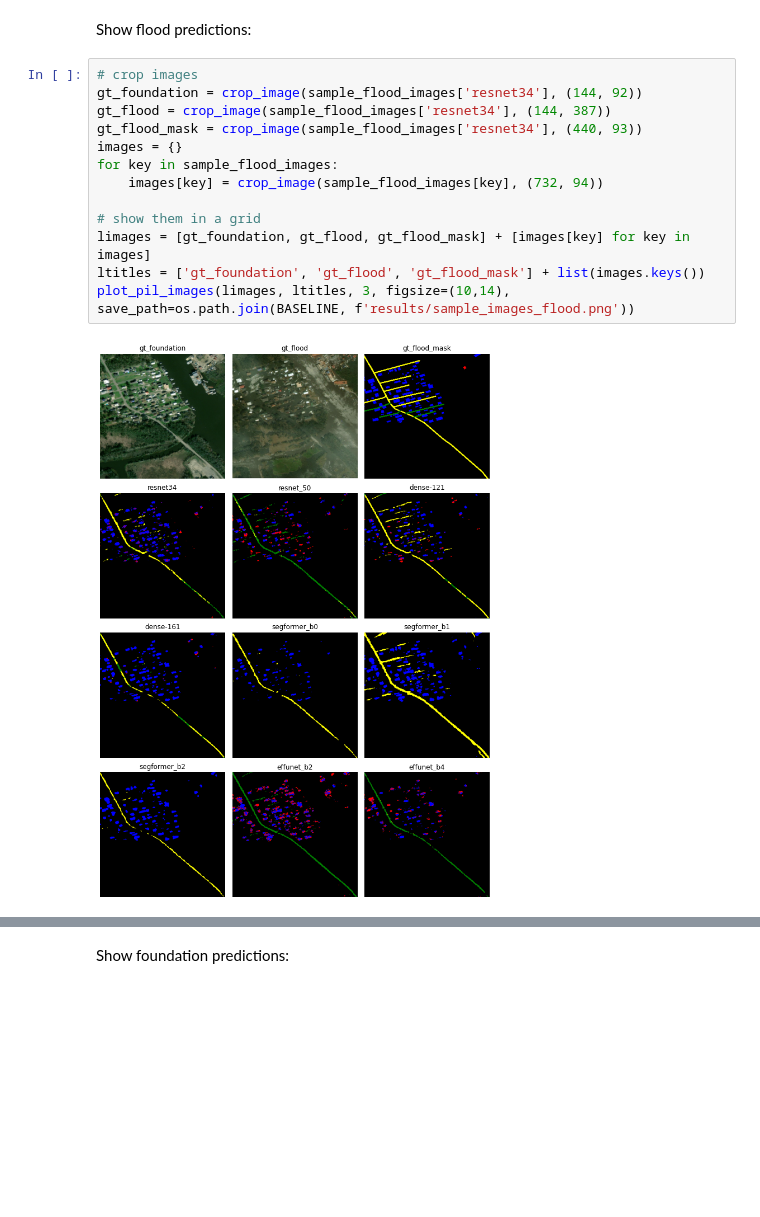
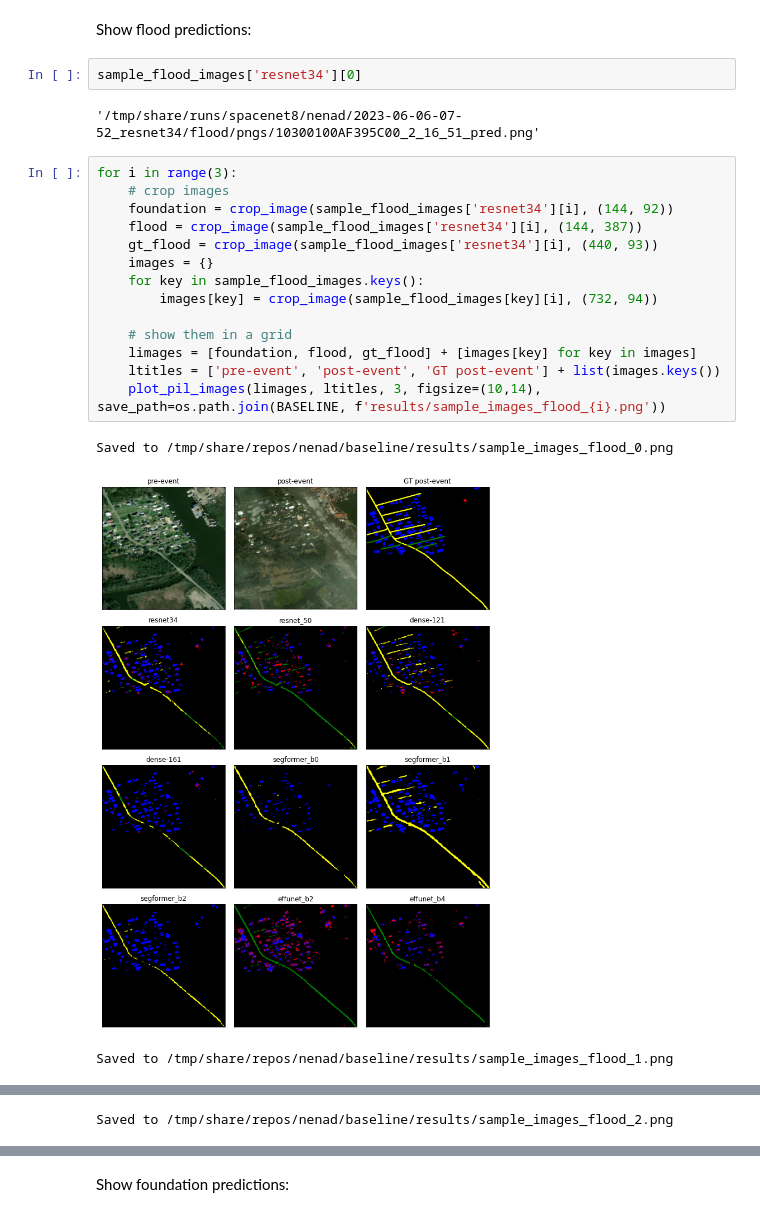
Before and after one commit to nesaboz/SpaceNet8, a Jupyter notebook: baseline/experiments/experiment.ipynb, the cells around one changed output, grey strips where cells are left out. Saved outputs shown, nothing was run; the diff lists cells and outputs as text; blank space fills up the shorter version.

```diff
--- a/baseline/experiments/experiment.ipynb
+++ b/baseline/experiments/experiment.ipynb
@@ -32,18 +29,25 @@ result, sample_foundation_images, sample_flood_images = plot_mIoU_vs_models()
 [figure]
 # %% [markdown]
 Show flood predictions:
+# %%
+sample_flood_images['resnet34'][0]
+# %% [output]
+'/tmp/share/runs/spacenet8/nenad/2023-06-06-07-52_resnet34/flood/pngs/10300100AF395C00_2_16_51_pred.png'
 # %%
-# crop images
-gt_foundation = crop_image(sample_flood_images['resnet34'], (144, 92))
-gt_flood = crop_image(sample_flood_images['resnet34'], (144, 387))
-gt_flood_mask = crop_image(sample_flood_images['resnet34'], (440, 93))
-images = {}
-for key in sample_flood_images:
-    images[key] = crop_image(sample_flood_images[key], (732, 94))
+for i in range(3):
+    # crop images
+    foundation = crop_image(sample_flood_images['resnet34'][i], (144, 92))
+    flood = crop_image(sample_flood_images['resnet34'][i], (144, 387))
+    gt_flood = crop_image(sample_flood_images['resnet34'][i], (440, 93))
+    images = {}
+    for key in sample_flood_images.keys():
+        images[key] = crop_image(sample_flood_images[key][i], (732, 94))
 
-# show them in a grid
-limages = [gt_foundation, gt_flood, gt_flood_mask] + [images[key] for key in images]
-ltitles = ['gt_foundation', 'gt_flood', 'gt_flood_mask'] + list(images.keys())
-plot_pil_images(limages, ltitles, 3, figsize=(10,14), save_path=os.path.join(BASELINE, f'results/sample_images_flood.png'))
+    # show them in a grid
+    limages = [foundation, flood, gt_flood] + [images[key] for key in images]
+    ltitles = ['pre-event', 'post-event', 'GT post-event'] + list(images.keys())
+    plot_pil_images(limages, ltitles, 3, figsize=(10,14), save_path=os.path.join(BASELINE, f'results/sample_images_flood_{i}.png'))
 # %% [output]
+Saved to /tmp/share/repos/nenad/baseline/results/sample_images_flood_0.png
-[figure, old version]
+[figure, new version]
+Saved to /tmp/share/repos/nenad/baseline/results/sample_images_flood_1.png
@@ -49,0 +55 @@ plot_pil_images(limages, ltitles, 3, figsize=(10,14), save_path=os.path.join(BAS
+Saved to /tmp/share/repos/nenad/baseline/results/sample_images_flood_2.png
```
Also changed, not shown: parts of 8 cells of this notebook, 18 other files.
